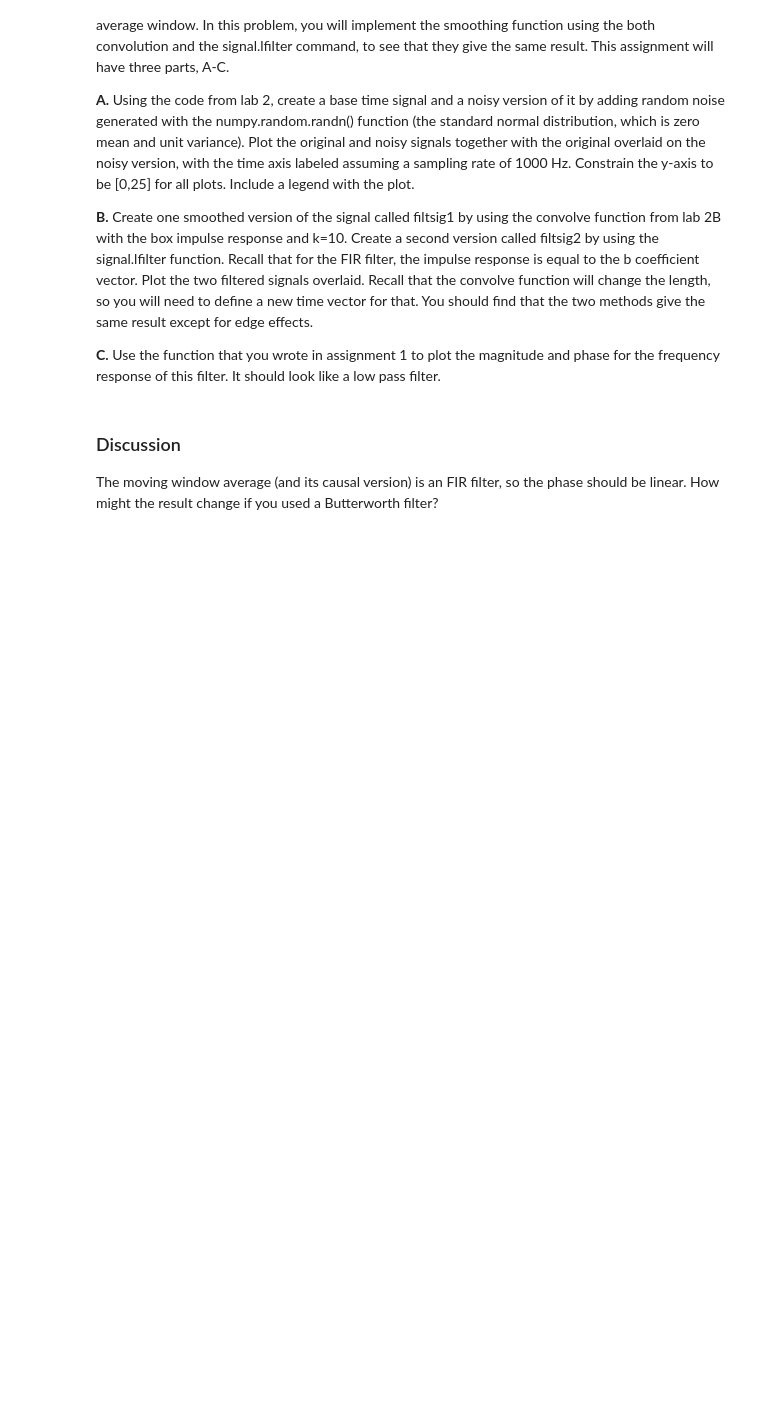
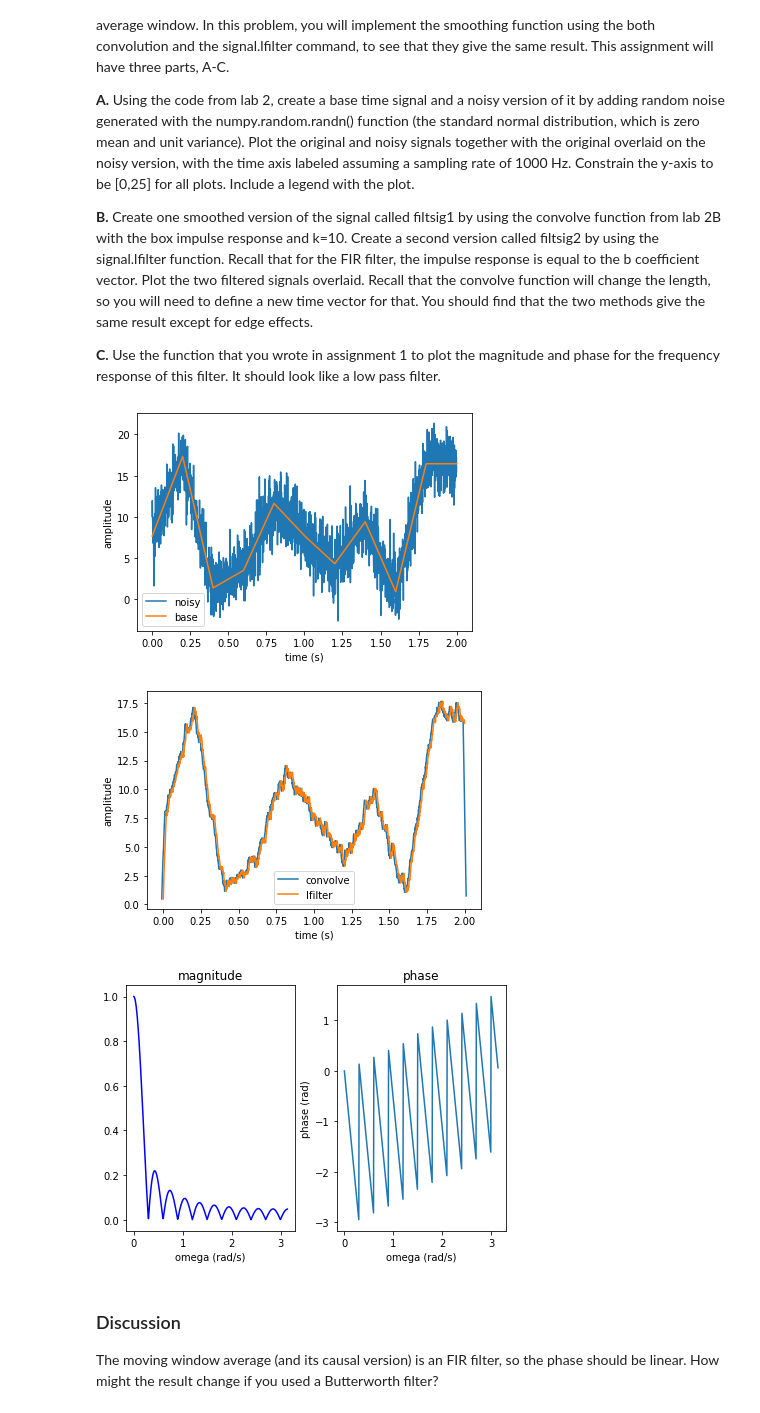
Before and after one commit to pie474/EE242Labs, a Jupyter notebook: 4/EE242_Lab4.ipynb, the cells around one changed output. Drawn from its saved outputs; the diff is of its cells as text; code cells hidden in the pictures; blank space fills up the shorter version.

```diff
--- a/4/EE242_Lab4.ipynb
+++ b/4/EE242_Lab4.ipynb
@@ -199,27 +205,62 @@ In lab 2B, you experimented with smoothing a noisy signal using a moving average
 # %%
 # Assignment 2 - Different Filter Implementations for Smoothing Signals
 # set up relevant parameters
 srate = 1000 # sampling rate in Hz
 time  = np.arange(0,2,1/srate) # associated time vector that corresponds to 2 seconds
 n     = len(time) # length of the time vector
 
 # here is a base signal to work with, values of signal points chosen randomly
 p     = 10 # points for piecewise linear signal
 amp = 20   # amplitude range of base signal
 base = np.interp(np.linspace(0,p,n),np.arange(0,p),np.random.rand(p)*amp)
 
 # create some random noise to be added to the abve base signals
 noiseamp = 2
 noise  = noiseamp * np.random.randn(n)
 
 # Part A
 # Create a noisy signal and overlapping plot with base and noisy signal (use a legend to differentiate signals)
+noisy = base + noise
+
+fig, ax = plt.subplots()
+ax.plot(time, noisy, label='noisy')
+ax.plot(time, base, label='base')
+ax.set_xlabel('time (s)')
+ax.set_ylabel('amplitude')
+ax.legend()
+
 
 # Part B
 # Use convolution from lab 2B and signal.lfilter to apply your filter
 
+k=10
+
+def smooth_convolve(a, k):
+    hfilt = np.ones(2*k + 1) / (2*k + 1)
+    y = np.convolve(a, hfilt)
+    t = np.arange(-k, len(y) - k)/srate
+    return t, y
+
+filtsig1_t, filtsig1 = smooth_convolve(noisy, k)
+
+fir_b = np.ones(2*k + 1) / (2*k + 1)
+fir_a = 1
+filtsig2 = sig.lfilter(fir_b, fir_a, noisy)
+
+fig, ax = plt.subplots()
+ax.plot(filtsig1_t, filtsig1, label='convolve')
+ax.plot(time, filtsig2, label='lfilter')
+ax.set_xlabel('time (s)')
+ax.set_ylabel('amplitude')
+ax.legend()
+
 # Part C
 # Use function to plot magnitude and phase
+plot_mag_freq_response(fir_b, fir_a, plot_phase=True)
+# %% [output]
+[figure, added]
+[figure, added]
+[figure, added]
 # %% [markdown]
 ###  Discussion
 
```
Also changed, not shown: parts of 2 cells of this notebook.
